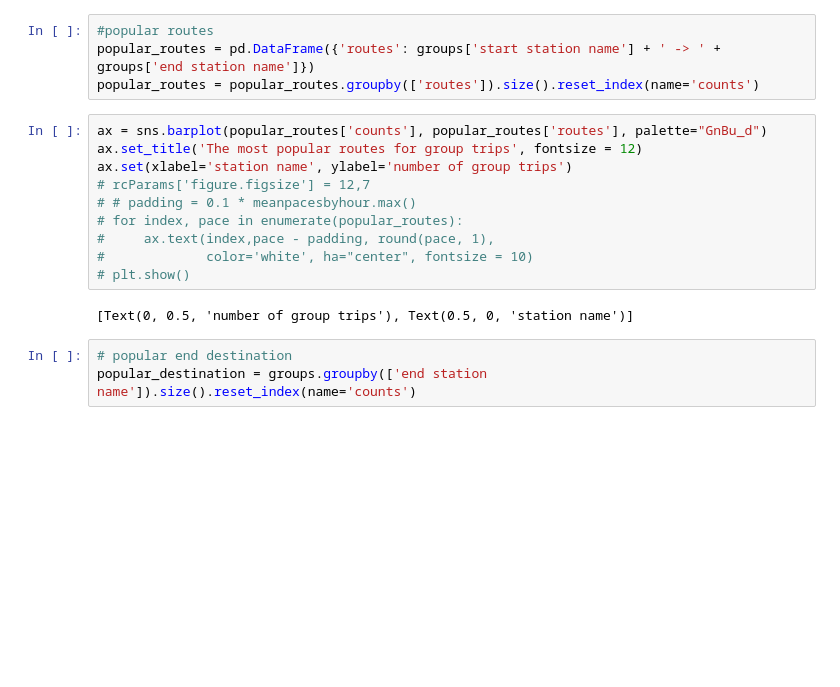
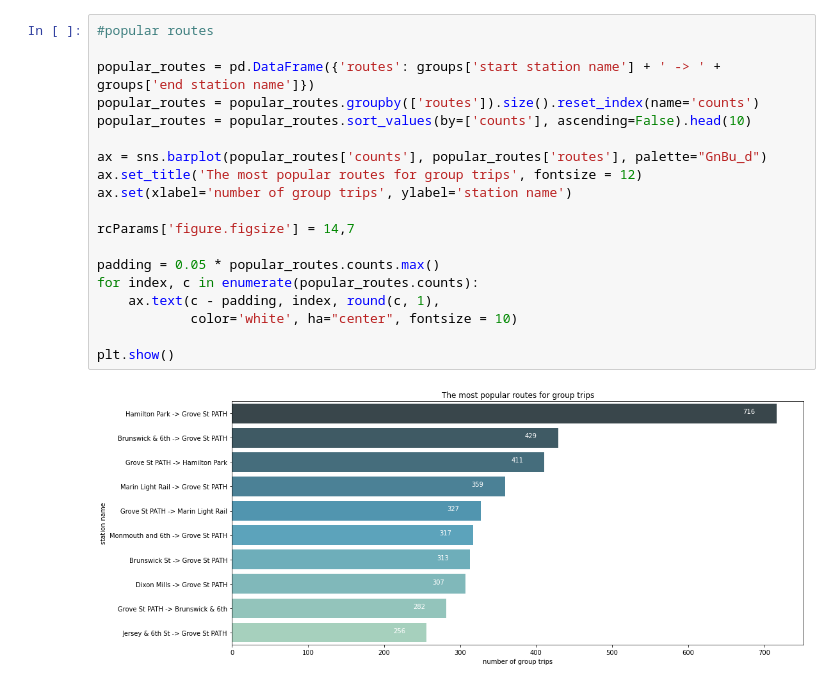
Before and after one commit to holdenkold/citi-bikes-analysys, a Jupyter notebook: group_trips.ipynb, the cells around one changed output. Drawn from its saved outputs; the diff is of its cells as text; blank space fills up the shorter version.

```diff
--- a/group_trips.ipynb
+++ b/group_trips.ipynb
@@ -130,19 +129,21 @@ See the caveats in the documentation: https://pandas.pydata.org/pandas-docs/stab
-# %%
-#popular routes
-popular_routes = pd.DataFrame({'routes': groups['start station name'] + ' -> ' +  groups['end station name']})
-popular_routes = popular_routes.groupby(['routes']).size().reset_index(name='counts')
 # %%
+#popular routes
+
+popular_routes = pd.DataFrame({'routes': groups['start station name'] + ' -> ' +  groups['end station name']})
+popular_routes = popular_routes.groupby(['routes']).size().reset_index(name='counts')
+popular_routes = popular_routes.sort_values(by=['counts'], ascending=False).head(10)
+
 ax = sns.barplot(popular_routes['counts'], popular_routes['routes'], palette="GnBu_d")
 ax.set_title('The most popular routes for group trips', fontsize = 12)
-ax.set(xlabel='station name', ylabel='number of group trips')
-# rcParams['figure.figsize'] = 12,7
-# # padding = 0.1 * meanpacesbyhour.max()
-# for index, pace in enumerate(popular_routes):
-#     ax.text(index,pace - padding, round(pace, 1),
-#             color='white', ha="center", fontsize = 10)
-# plt.show()
+ax.set(xlabel='number of group trips', ylabel='station name')
+
+rcParams['figure.figsize'] = 14,7
+
+padding = 0.05 * popular_routes.counts.max()
+for index, c in enumerate(popular_routes.counts):
+    ax.text(c - padding, index, round(c, 1),
+            color='white', ha="center", fontsize = 10)
+
+plt.show()
 # %% [output]
-[Text(0, 0.5, 'number of group trips'), Text(0.5, 0, 'station name')]
+[figure, added]
-# %%
-# popular end destination
-popular_destination = groups.groupby(['end station name']).size().reset_index(name='counts')
```
Also changed, not shown: parts of 19 cells of this notebook, 1 other file.
